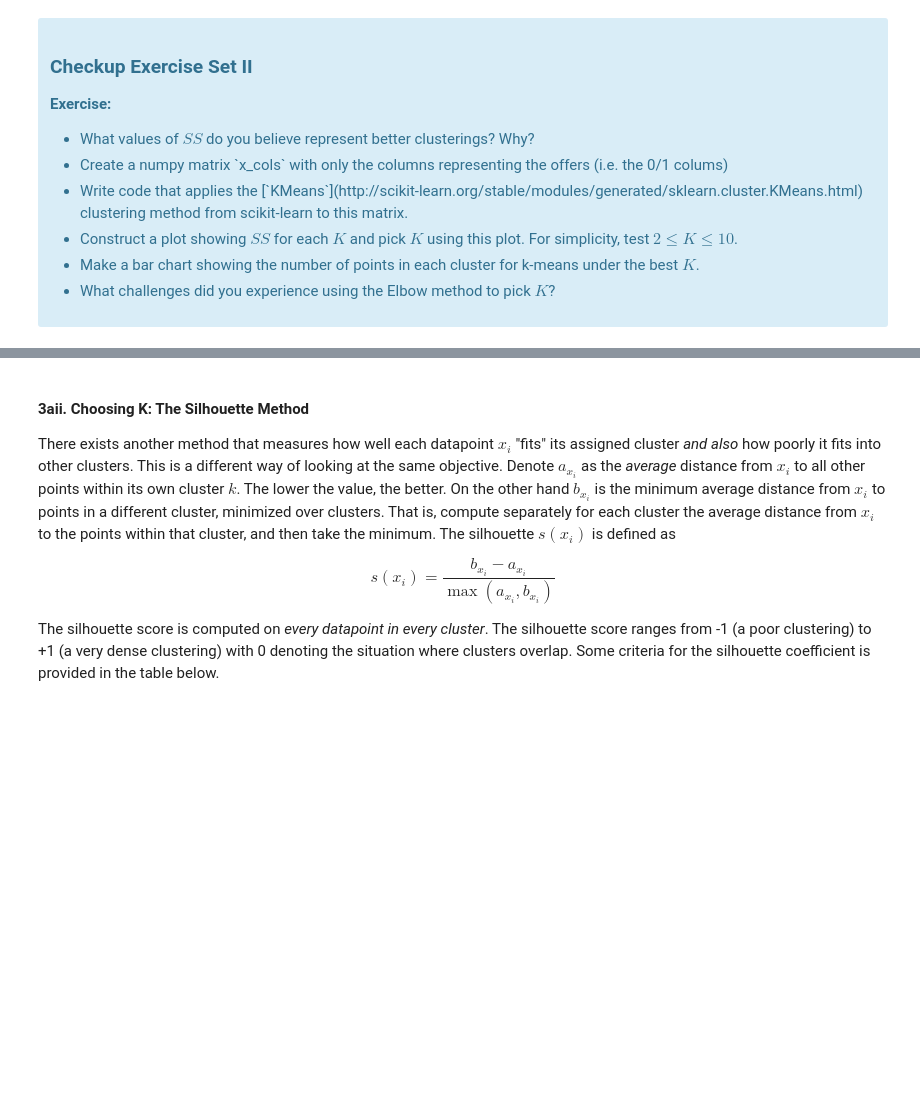
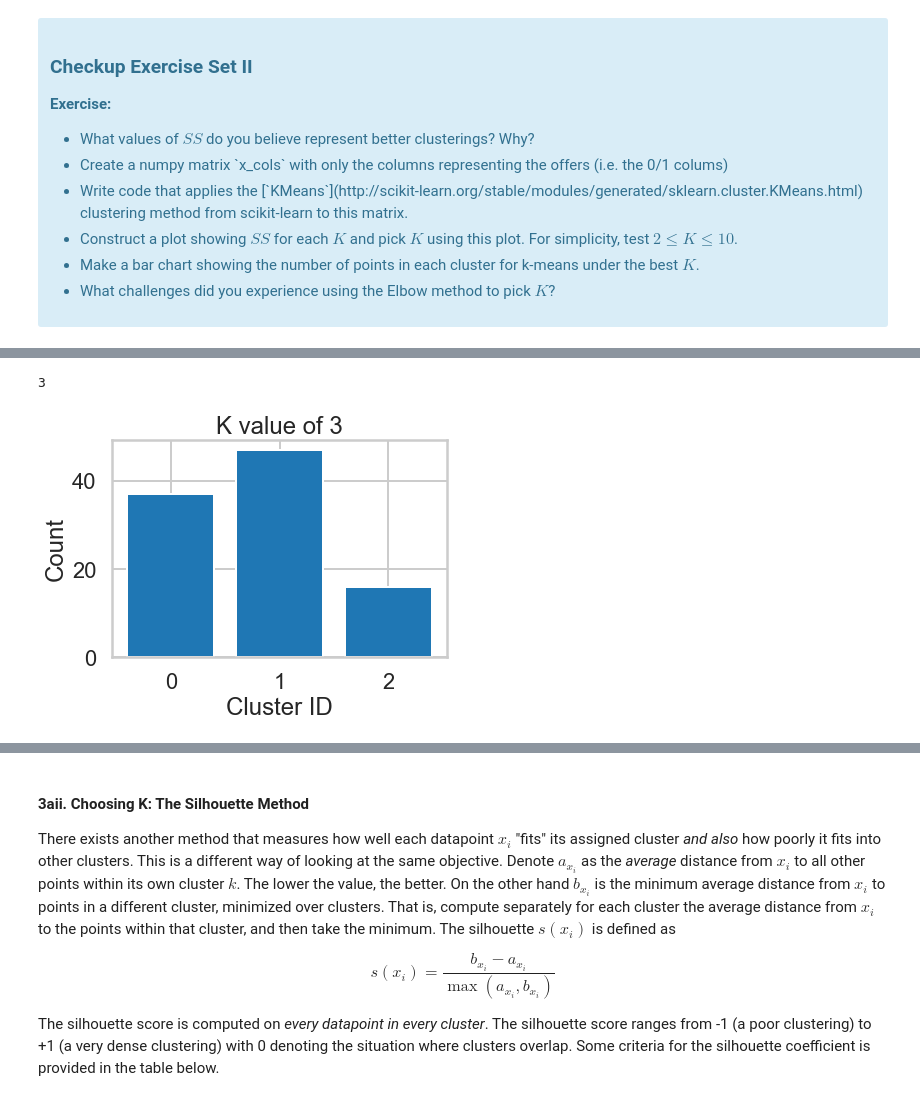
Before and after one commit to JasonCaldwellMBA/Clustering_Case_Study, a Jupyter notebook: Clustering Case Study - Customer Segmentation with K-Means - Tier 3.ipynb, the cells around one changed output, grey strips where cells are left out. Drawn from its saved outputs; the diff is of its cells as text; code cells hidden in the pictures; blank space fills up the shorter version.

```diff
--- a/Clustering Case Study - Customer Segmentation with K-Means - Tier 3.ipynb
+++ b/Clustering Case Study - Customer Segmentation with K-Means - Tier 3.ipynb
@@ -159,0 +193,24 @@ where $x_i$ is a point, $C_k$ represents cluster $k$ and $\mu_k$ is the centroid
+# %%
+def best_cluster(K: int, dict: dict):
+    """
+    Determine the best number of clusters
+    :param K: Where does it look like the elbow is?
+    :param dict: dictionary of model's prediction
+    :return:
+    """
+    best_K = K
+    assignments_best_K = dict[str(best_K)]
+    counts = np.bincount(assignments_best_K)
+    print(len(counts))
+
+    plt.bar(range(best_K), counts, align='center')
+    plt.xlabel("Cluster ID")
+    plt.ylabel("Count")
+    plt.title(f"K value of {best_K}")
+    plt.xticks(range(best_K))
+    plt.show()
+# %%
+best_cluster(3, assignments)
+# %% [output]
+3
+[figure, added]
```
Also changed, not shown: parts of 8 cells of this notebook.
